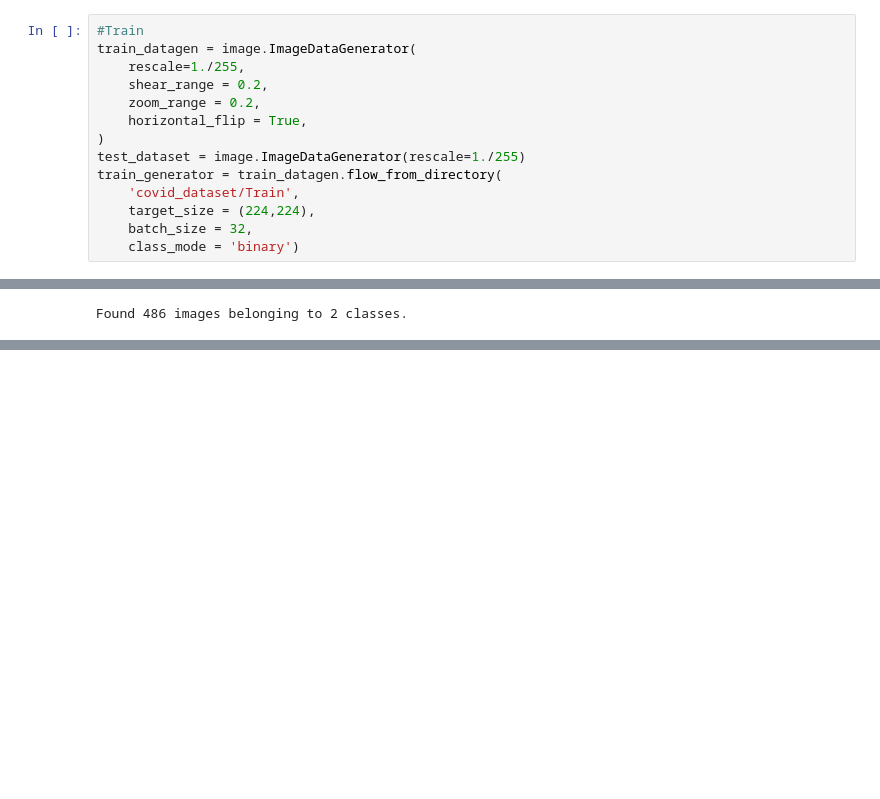
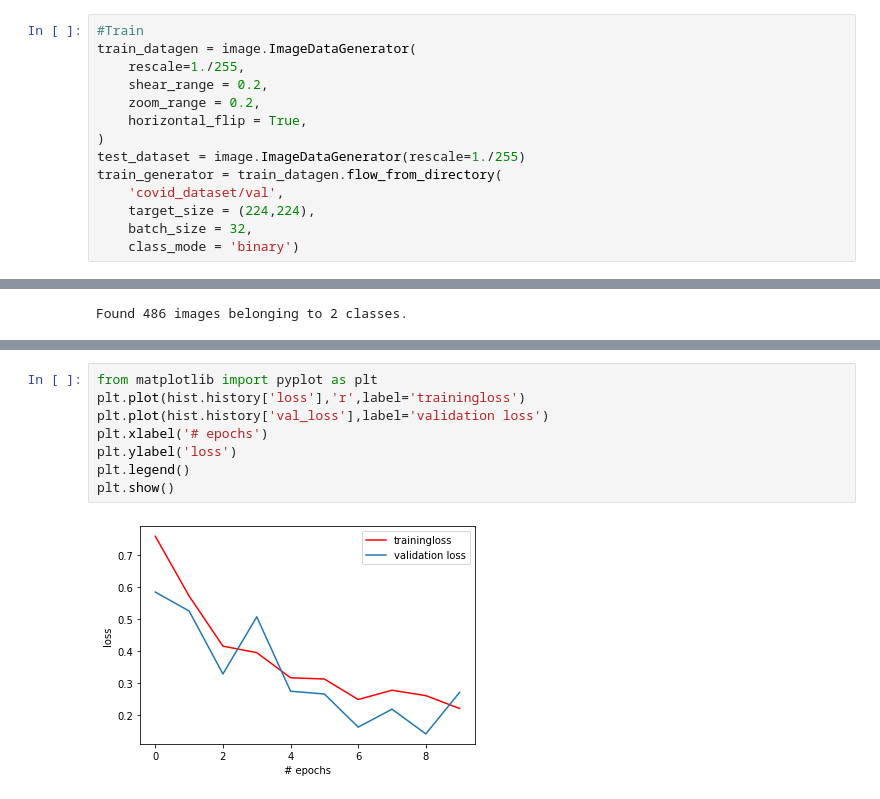
Before and after one commit to RAHULSS23/project, a Jupyter notebook: covid(2).ipynb, the cells around one changed output, grey strips where cells are left out. Drawn from its saved outputs; the diff is of its cells as text; blank space fills up the shorter version.

```diff
--- a/covid(2).ipynb
+++ b/covid(2).ipynb
@@ -89,7 +89,7 @@ train_datagen = image.ImageDataGenerator(
 )
 test_dataset = image.ImageDataGenerator(rescale=1./255)
 train_generator = train_datagen.flow_from_directory(
-    'covid_dataset/Train',
+    'covid_dataset/val',
     target_size = (224,224),
     batch_size = 32,
     class_mode = 'binary')
@@ -137,0 +139,10 @@ Epoch 10/10
+# %%
+from matplotlib import pyplot as plt
+plt.plot(hist.history['loss'],'r',label='trainingloss')
+plt.plot(hist.history['val_loss'],label='validation loss')
+plt.xlabel('# epochs')
+plt.ylabel('loss')
+plt.legend()
+plt.show()
+# %% [output]
+[figure, added]
```
Also changed, not shown: parts of 5 cells of this notebook.
